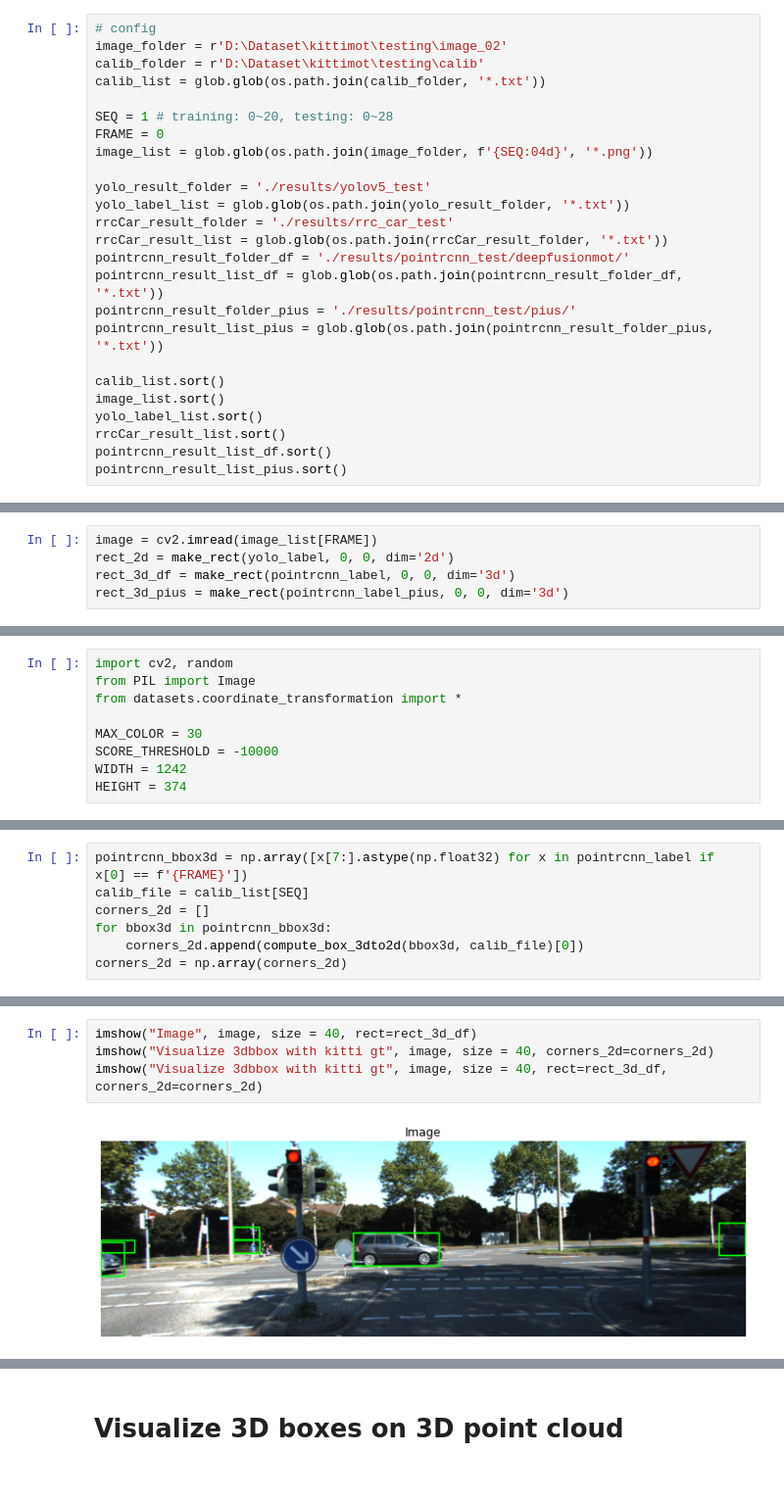
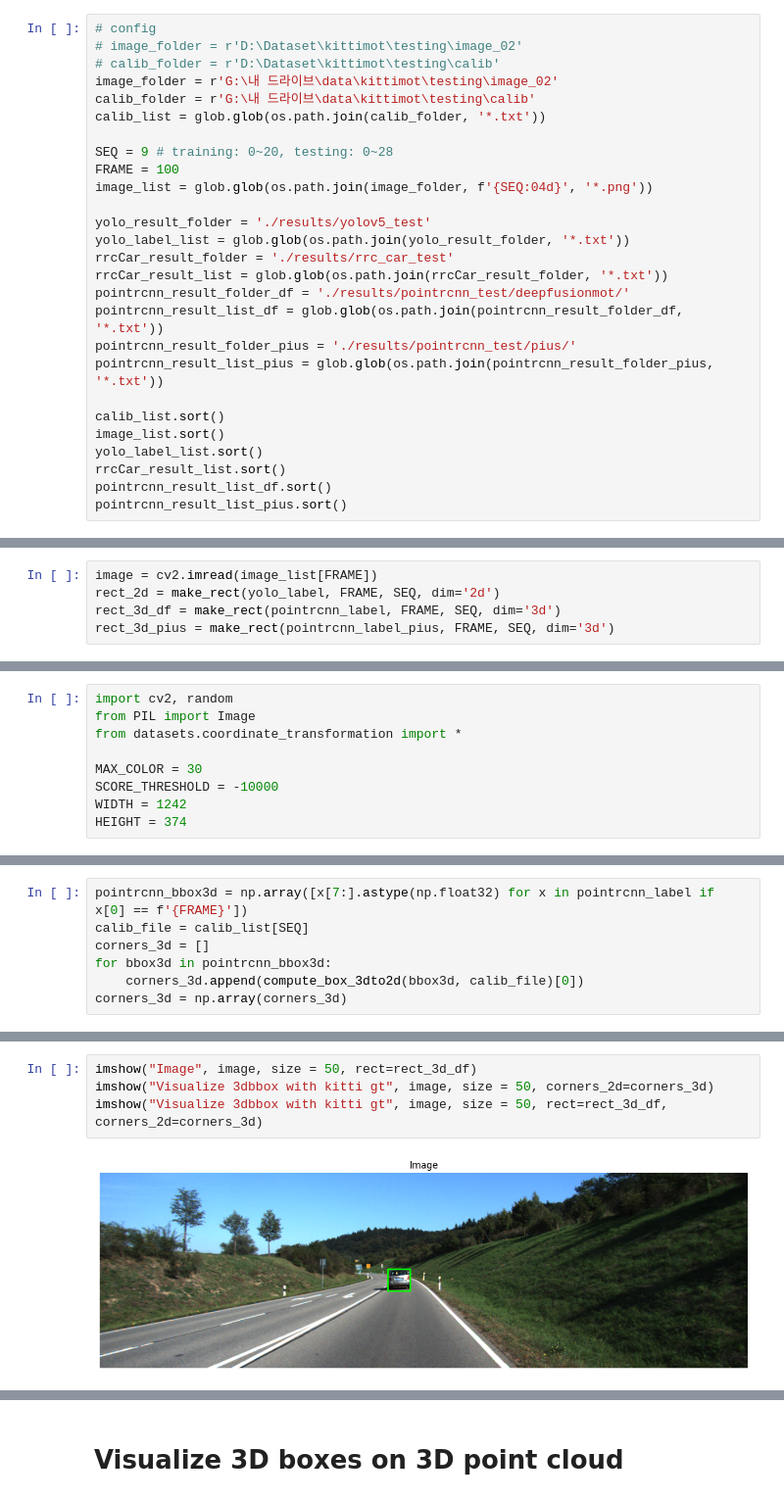
Before and after one commit to a22106/3DMOT, a Jupyter notebook: visualization.ipynb, the cells around one changed output, grey strips where cells are left out. Shown at 98% size. Saved outputs shown, nothing was run; the diff lists cells and outputs as text.

```diff
--- a/visualization.ipynb
+++ b/visualization.ipynb
@@ -6,12 +6,14 @@ import numpy as np
 import matplotlib.pyplot as plt
 # %%
 # config
-image_folder = r'D:\Dataset\kittimot\testing\image_02'
-calib_folder = r'D:\Dataset\kittimot\testing\calib'
+# image_folder = r'D:\Dataset\kittimot\testing\image_02'
+# calib_folder = r'D:\Dataset\kittimot\testing\calib'
+image_folder = r'G:\내 드라이브\data\kittimot\testing\image_02'
+calib_folder = r'G:\내 드라이브\data\kittimot\testing\calib'
 calib_list = glob.glob(os.path.join(calib_folder, '*.txt'))
 
-SEQ = 1 # training: 0~20, testing: 0~28
-FRAME = 0
+SEQ = 9 # training: 0~20, testing: 0~28
+FRAME = 100
 image_list = glob.glob(os.path.join(image_folder, f'{SEQ:04d}', '*.png'))
 
 yolo_result_folder = './results/yolov5_test'
@@ -155,7 +157,7 @@ pointrcnn_label = load_label(pointrcnn_result_list_df, SEQ)
 pointrcnn_label_pius = load_label(pointrcnn_result_list_pius, SEQ)
 # %%
 image = cv2.imread(image_list[FRAME])
-rect_2d = make_rect(yolo_label, 0, 0, dim='2d')
-rect_3d_df = make_rect(pointrcnn_label, 0, 0, dim='3d')
-rect_3d_pius = make_rect(pointrcnn_label_pius, 0, 0, dim='3d')
+rect_2d = make_rect(yolo_label, FRAME, SEQ, dim='2d')
+rect_3d_df = make_rect(pointrcnn_label, FRAME, SEQ, dim='3d')
+rect_3d_pius = make_rect(pointrcnn_label_pius, FRAME, SEQ, dim='3d')
 # %%
@@ -202,9 +177,9 @@ def draw_projected_box3d(image, qs, color=(255,255,255), thickness=2):
 # %%
 pointrcnn_bbox3d = np.array([x[7:].astype(np.float32) for x in pointrcnn_label if x[0] == f'{FRAME}'])
 calib_file = calib_list[SEQ]
-corners_2d = []
+corners_3d = []
 for bbox3d in pointrcnn_bbox3d:
-    corners_2d.append(compute_box_3dto2d(bbox3d, calib_file)[0])
-corners_2d = np.array(corners_2d)
+    corners_3d.append(compute_box_3dto2d(bbox3d, calib_file)[0])
+corners_3d = np.array(corners_3d)
 # %%
 pointrcnn_bbox3d_pius = np.array([x[7:].astype(np.float32) for x in pointrcnn_label_pius if x[0] == f'{FRAME}'])
@@ -221,6 +200,6 @@ bbox3d, calib_file
 # %%
-imshow("Image", image, size = 40, rect=rect_3d_df)
-imshow("Visualize 3dbbox with kitti gt", image, size = 40, corners_2d=corners_2d)
-imshow("Visualize 3dbbox with kitti gt", image, size = 40, rect=rect_3d_df, corners_2d=corners_2d)
+imshow("Image", image, size = 50, rect=rect_3d_df)
+imshow("Visualize 3dbbox with kitti gt", image, size = 50, corners_2d=corners_3d)
+imshow("Visualize 3dbbox with kitti gt", image, size = 50, rect=rect_3d_df, corners_2d=corners_3d)
 # %% [output]
-[figure, old version]
+[figure, new version]
```
Also changed, not shown: parts of 8 cells of this notebook, 59 other files.
